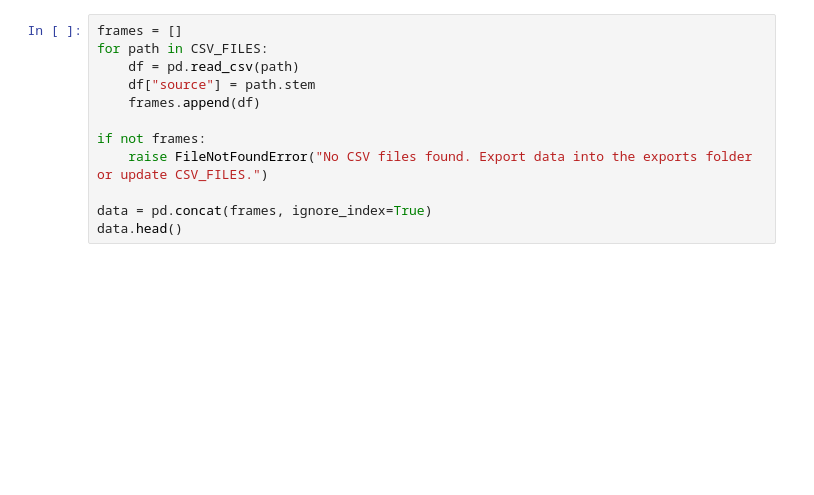
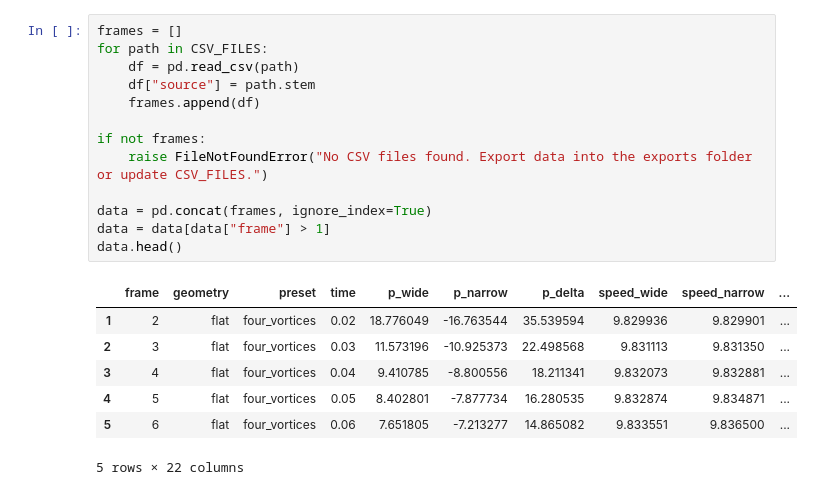
Before and after one commit to pfe-rs/lk-s-2026-simulacija-fluida, a Jupyter notebook: notebooks/plot_speed_pressure.ipynb, the cells around one changed output. Cells and saved outputs as stored; diff of their text form; blank space fills up the shorter version.

```diff
--- a/notebooks/plot_speed_pressure.ipynb
+++ b/notebooks/plot_speed_pressure.ipynb
@@ -23,15 +22,24 @@ CSV_FILES
 # %%
 frames = []
 for path in CSV_FILES:
     df = pd.read_csv(path)
     df["source"] = path.stem
     frames.append(df)
 
 if not frames:
     raise FileNotFoundError("No CSV files found. Export data into the exports folder or update CSV_FILES.")
 
 data = pd.concat(frames, ignore_index=True)
+data = data[data["frame"] > 1]
 data.head()
+# %% [output]
+|  | frame | geometry | preset | time | p_wide | p_narrow | p_delta | speed_wide | speed_narrow | ... |
+| 1 | 2 | flat | four_vortices | 0.02 | 18.776049 | -16.763544 | 35.539594 | 9.829936 | 9.829901 | ... |
+| 2 | 3 | flat | four_vortices | 0.03 | 11.573196 | -10.925373 | 22.498568 | 9.831113 | 9.831350 | ... |
+| 3 | 4 | flat | four_vortices | 0.04 | 9.410785 | -8.800556 | 18.211341 | 9.832073 | 9.832881 | ... |
+| 4 | 5 | flat | four_vortices | 0.05 | 8.402801 | -7.877734 | 16.280535 | 9.832874 | 9.834871 | ... |
+| 5 | 6 | flat | four_vortices | 0.06 | 7.651805 | -7.213277 | 14.865082 | 9.833551 | 9.836500 | ... |
+5 rows × 22 columns
 # %%
 fig, ax = plt.subplots(figsize=(10, 5))
 for label, group in data.groupby("source"):
```
Also changed, not shown: parts of 6 cells of this notebook, 3 other files.
